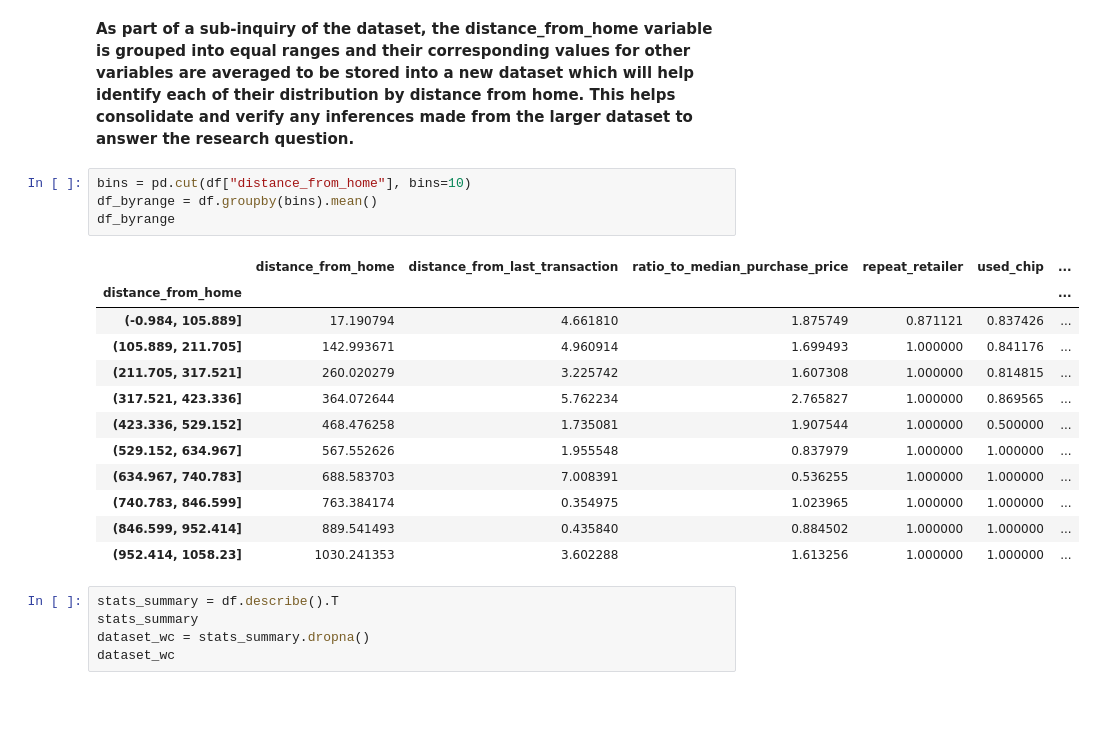
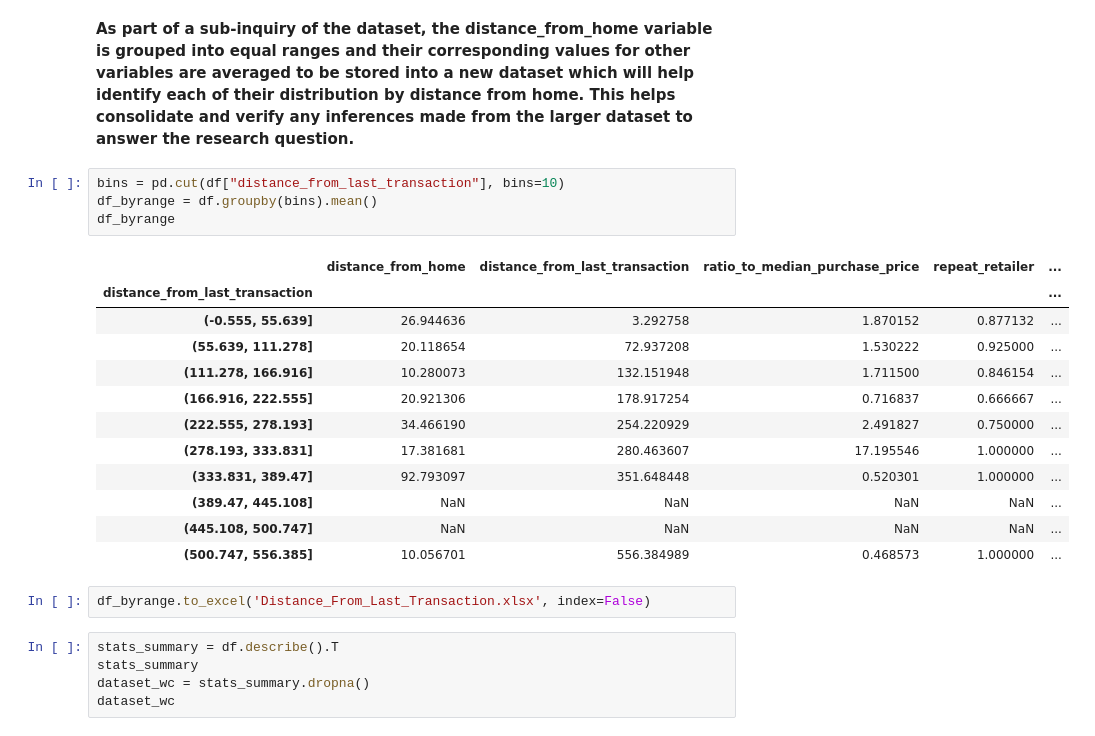
Before and after one commit to KarimKhalil33/CreditCard-Fraud-Data-Analysis, a Jupyter notebook: analysis/analysis1.ipynb, the cells around one changed output. Drawn from its saved outputs; the diff is of its cells as text; blank space fills up the shorter version.

Commit message:
Made processed data table for tableau

```diff
--- a/analysis/analysis1.ipynb
+++ b/analysis/analysis1.ipynb
@@ -87,22 +92,24 @@ df.head(n=10)
 # %% [markdown]
 **As part of a sub-inquiry of the dataset, the distance_from_home variable is grouped into equal ranges and their corresponding values for other variables are averaged to be stored into a new dataset which will help identify each of their distribution by distance from home. This helps consolidate and verify any inferences made from the larger dataset to answer the research question.**
 # %%
-bins = pd.cut(df["distance_from_home"], bins=10)
+bins = pd.cut(df["distance_from_last_transaction"], bins=10)
 df_byrange = df.groupby(bins).mean()
 df_byrange
 # %% [output]
-|  | distance_from_home | distance_from_last_transaction | ratio_to_median_purchase_price | repeat_retailer | used_chip | ... |
-| distance_from_home |  |  |  |  |  | ... |
-| (-0.984, 105.889] | 17.190794 | 4.661810 | 1.875749 | 0.871121 | 0.837426 | ... |
-| (105.889, 211.705] | 142.993671 | 4.960914 | 1.699493 | 1.000000 | 0.841176 | ... |
-| (211.705, 317.521] | 260.020279 | 3.225742 | 1.607308 | 1.000000 | 0.814815 | ... |
-| (317.521, 423.336] | 364.072644 | 5.762234 | 2.765827 | 1.000000 | 0.869565 | ... |
-| (423.336, 529.152] | 468.476258 | 1.735081 | 1.907544 | 1.000000 | 0.500000 | ... |
-| (529.152, 634.967] | 567.552626 | 1.955548 | 0.837979 | 1.000000 | 1.000000 | ... |
-| (634.967, 740.783] | 688.583703 | 7.008391 | 0.536255 | 1.000000 | 1.000000 | ... |
-| (740.783, 846.599] | 763.384174 | 0.354975 | 1.023965 | 1.000000 | 1.000000 | ... |
-| (846.599, 952.414] | 889.541493 | 0.435840 | 0.884502 | 1.000000 | 1.000000 | ... |
-| (952.414, 1058.23] | 1030.241353 | 3.602288 | 1.613256 | 1.000000 | 1.000000 | ... |
+|  | distance_from_home | distance_from_last_transaction | ratio_to_median_purchase_price | repeat_retailer | ... |
+| distance_from_last_transaction |  |  |  |  | ... |
+| (-0.555, 55.639] | 26.944636 | 3.292758 | 1.870152 | 0.877132 | ... |
+| (55.639, 111.278] | 20.118654 | 72.937208 | 1.530222 | 0.925000 | ... |
+| (111.278, 166.916] | 10.280073 | 132.151948 | 1.711500 | 0.846154 | ... |
+| (166.916, 222.555] | 20.921306 | 178.917254 | 0.716837 | 0.666667 | ... |
+| (222.555, 278.193] | 34.466190 | 254.220929 | 2.491827 | 0.750000 | ... |
+| (278.193, 333.831] | 17.381681 | 280.463607 | 17.195546 | 1.000000 | ... |
+| (333.831, 389.47] | 92.793097 | 351.648448 | 0.520301 | 1.000000 | ... |
+| (389.47, 445.108] | NaN | NaN | NaN | NaN | ... |
+| (445.108, 500.747] | NaN | NaN | NaN | NaN | ... |
+| (500.747, 556.385] | 10.056701 | 556.384989 | 0.468573 | 1.000000 | ... |
+# %%
+df_byrange.to_excel('Distance_From_Last_Transaction.xlsx', index=False)
 # %%
 stats_summary = df.describe().T
 stats_summary
```
Also changed, not shown: parts of 8 cells of this notebook, 4 other files.
